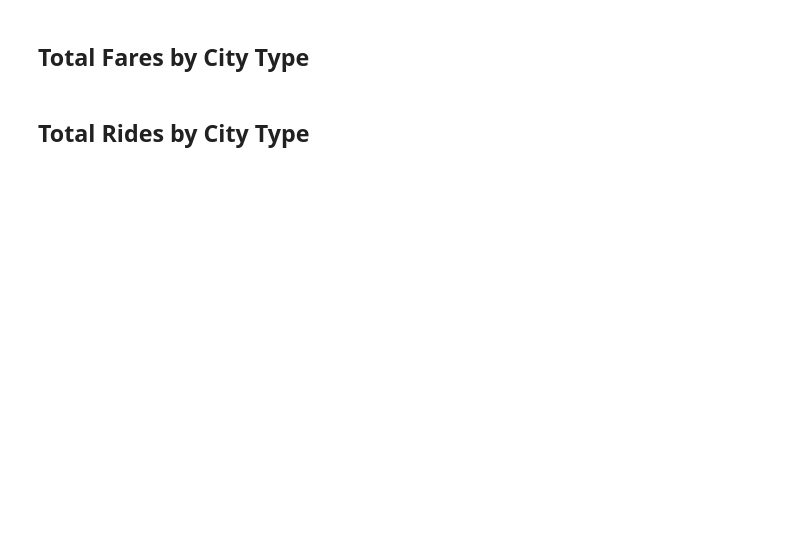
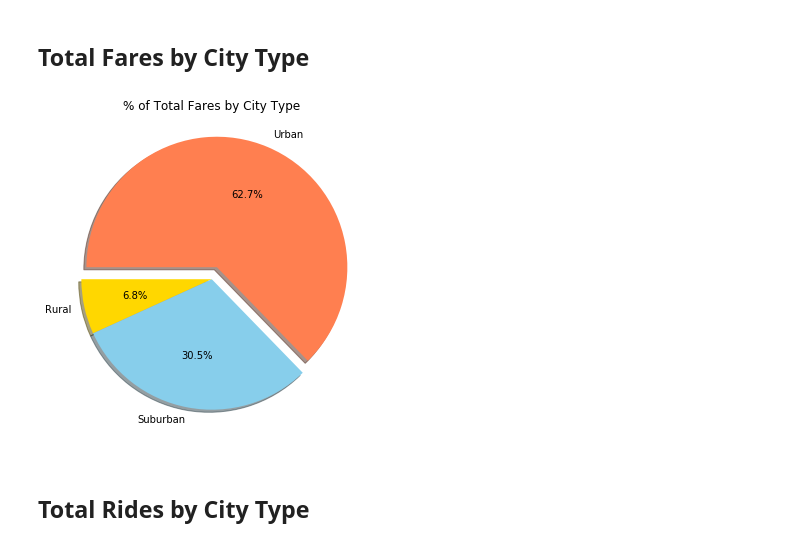
Before and after one commit to jpastell/DataAnalysisBootCamp, a Jupyter notebook: Python/matplotlib/pyber_starter.ipynb, the cells around one changed output. Saved outputs shown, nothing was run; the diff lists cells and outputs as text; code cells hidden in the pictures; blank space fills up the shorter version.

```diff
--- a/Python/matplotlib/pyber_starter.ipynb
+++ b/Python/matplotlib/pyber_starter.ipynb
@@ -134,3 +124,32 @@ plt.show()
+# %%
+# Calculate Type Percents
+sum_by_city_df = pyber_data.groupby("type").sum()
+
+#Figure for the plot
+fare_city_mpl = plt.figure(figsize=(6,6))
+
+#Define the color scheme based on the dictionary
+pie_sum_color = [plot_color_cfg[ctype] for ctype in sum_by_city_df.index]
+
+#Explode settings
+explode_fare = (0, 0, 0.1)
+
+#Set title
+pie_title = plt.title("% of Total Fares by City Type")
+
+fare_by_city_pie = plt.pie(sum_by_city_df["fare"],
+                           labels=sum_by_city_df.index,
+                           colors=pie_sum_color,
+                           autopct="%1.1f%%",
+                           explode=explode_fare,
+                           shadow=True,
+                           radius=1,
+                           startangle=180)
+# Save Figure
+__pie_plt_fare_path__ = os.path.join(image_path,"pie_plt_fares_by_city_type.png")
+plt.savefig(__pie_plt_fare_path__)
+# %% [output]
+[figure, added]
 # %%
 # Show Figure
 plt.show()
```
Also changed, not shown: parts of 9 cells of this notebook, 4 other files.
